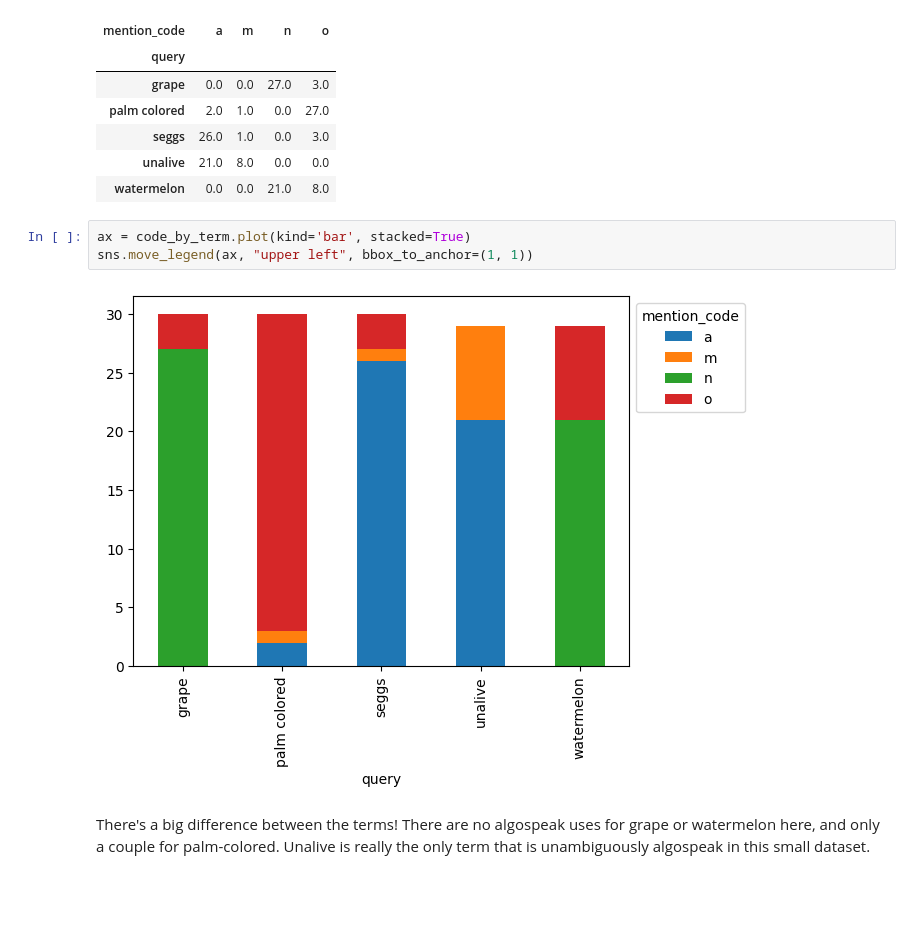
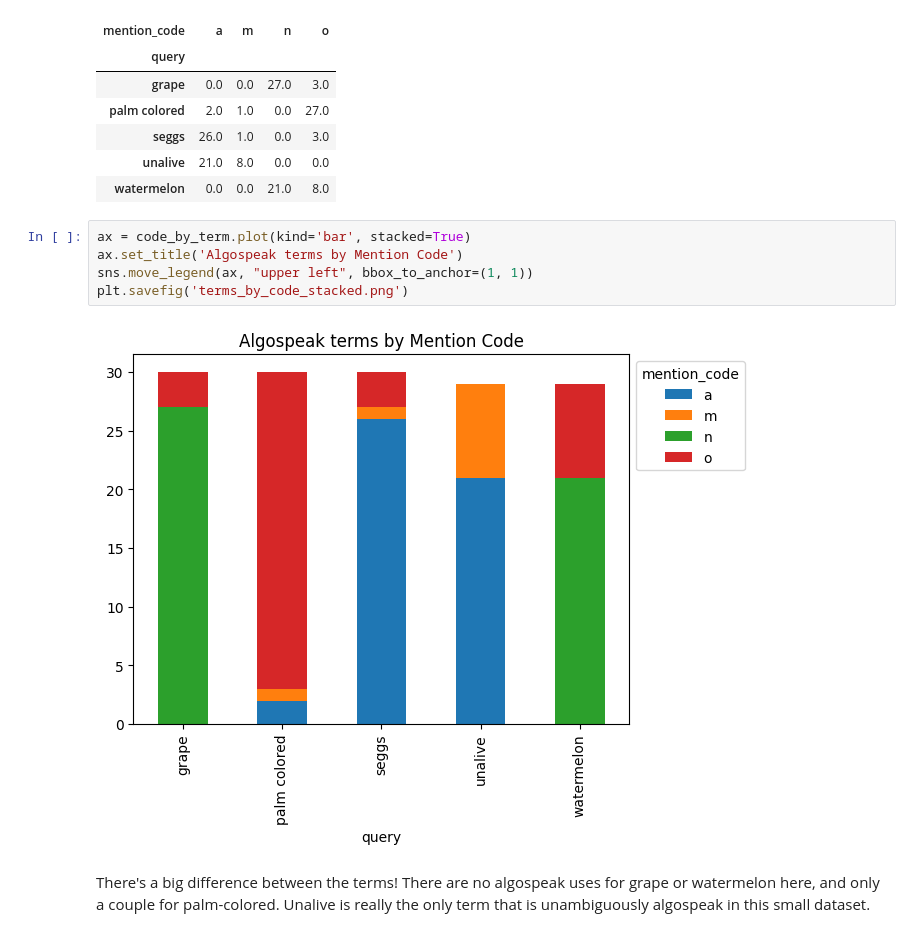
Before and after one commit to Data-Science-for-Linguists-2025/Algospeak-on-Bluesky, a Jupyter notebook: coded_data_viz.ipynb, the cells around one changed output. Drawn from its saved outputs; the diff is of its cells as text; blank space fills up the shorter version.

```diff
--- a/coded_data_viz.ipynb
+++ b/coded_data_viz.ipynb
@@ -83,8 +85,10 @@ code_by_term
 | watermelon | 0.0 | 0.0 | 21.0 | 8.0 |
 # %%
 ax = code_by_term.plot(kind='bar', stacked=True)
+ax.set_title('Algospeak terms by Mention Code')
 sns.move_legend(ax, "upper left", bbox_to_anchor=(1, 1))
+plt.savefig('terms_by_code_stacked.png')
 # %% [output]
-[figure, old version]
+[figure, new version]
 # %% [markdown]
 There's a big difference between the terms! There are no algospeak uses for grape or watermelon here, and only a couple for palm-colored. Unalive is really the only term that is unambiguously algospeak in this small dataset.
```
Also changed, not shown: parts of 8 cells of this notebook, 5 other files.
